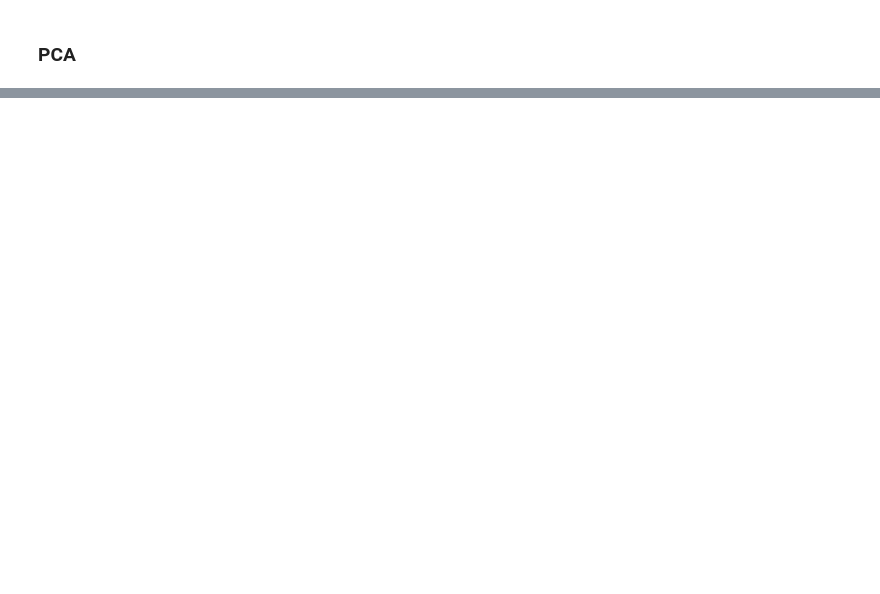
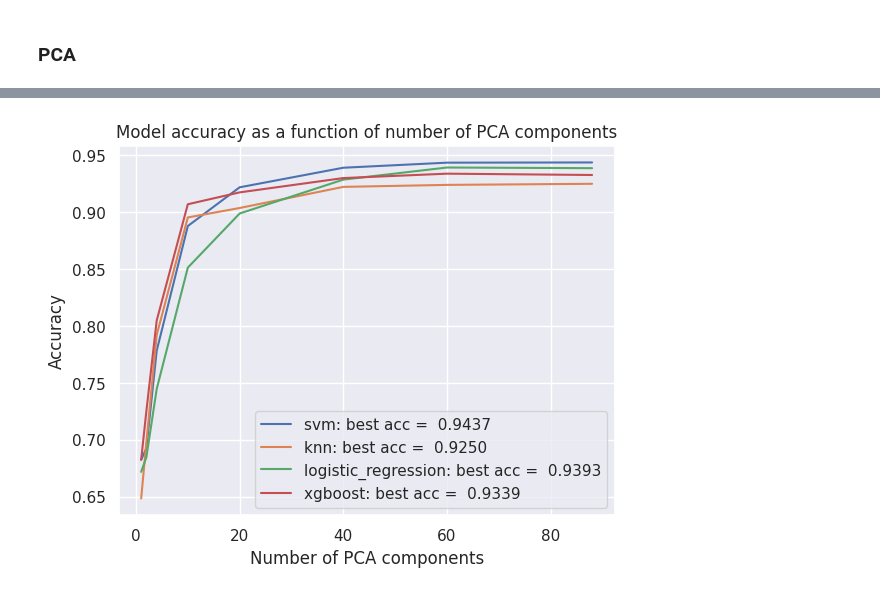
Before and after one commit to manchikantisowmya/ML_HARTH, a Jupyter notebook: DATA245_harth.ipynb, the cells around one changed output, grey strips where cells are left out. Saved outputs shown, nothing was run; the diff lists cells and outputs as text; code cells hidden in the pictures; blank space fills up the shorter version.

```diff
--- a/DATA245_harth.ipynb
+++ b/DATA245_harth.ipynb
@@ -146,0 +302,27 @@ plot_pca(X_train, y_train, n_components=3)
+# %%
+models = {
+    'svm': SVC(C=100, gamma=0.001, kernel='rbf'),
+    'knn': KNeighborsClassifier(n_neighbors=5),
+    'logistic_regression': LogisticRegression(
+        penalty="l2",
+        multi_class='multinomial',
+        C=10,
+        max_iter=100
+    ),
+    'xgboost': XGBClassifier(
+        num_class=num_classes,
+        objective= 'multi:softmax',
+        learning_rate=0.1,
+        n_estimators=50,
+        max_depth=8,
+        nthread=4,
+        seed=42
+    )
+}
+
+components = [1, 2, 4, 10, 20, 40, 60, X_train.shape[1]]
+
+accuracies = {}
+for name, model in models.items():
+    print(f'Running {name}')
+    accuracies[name] = test_with_pca_components(model, X_train, y_train, X_test, y_test, components)
@@ -146,0 +397,13 @@ plot_pca(X_train, y_train, n_components=3)
+# %%
+plt.figure()
+for name, acc in accuracies.items():
+    max_acc = max(acc)
+    plt.plot(components, acc, label=f'{name}: best acc = {max_acc: .4f}')
+
+plt.xlabel('Number of PCA components')
+plt.ylabel('Accuracy')
+plt.legend()
+plt.title('Model accuracy as a function of number of PCA components')
+plt.show()
+# %% [output]
+[figure, added]
```
Also changed, not shown: parts of 32 cells of this notebook.
